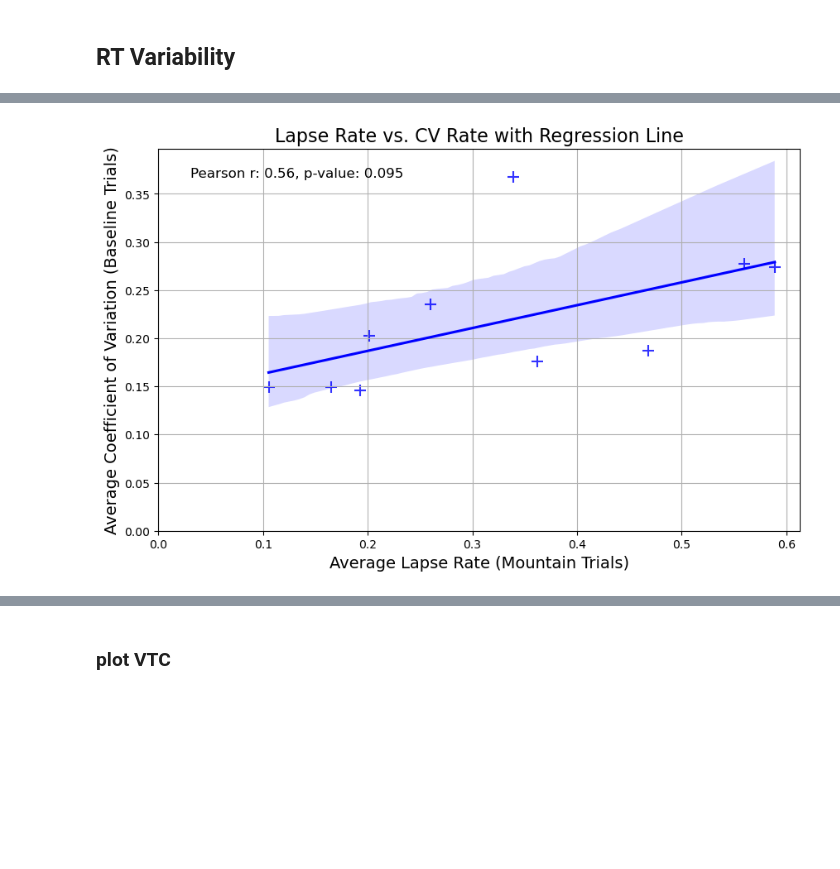
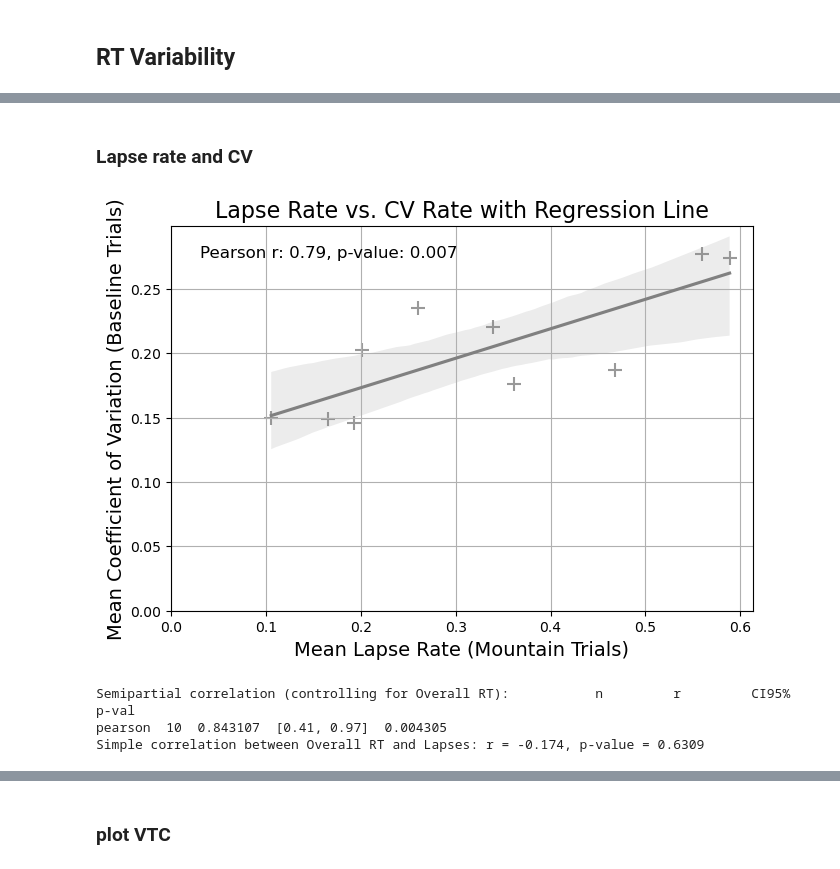
Before and after one commit to henrisuurorg/measure-attention-eeg, a Jupyter notebook: training/gradcpt_analysis.ipynb, the cells around one changed output, grey strips where cells are left out. Saved outputs shown, nothing was run; the diff lists cells and outputs as text; code cells hidden in the pictures; blank space fills up the shorter version.

```diff
--- a/training/gradcpt_analysis.ipynb
+++ b/training/gradcpt_analysis.ipynb
@@ -302,0 +307,8 @@ The rate of change for MeanRTSlope: t-statistic = -0.88, P-value = 0.403
+# %%
+aggregated_data = rates_df.groupby('Subject').agg({
+    'Lapse Rate': 'mean',
+    'CV Rate': 'mean',
+    'Mean RT': 'mean',
+}).reset_index()
+
+aggregated_data.loc[aggregated_data['Subject'] == 3, 'CV Rate'] = 0.22
@@ -303,27 +378,49 @@ The rate of change for MeanRTSlope: t-statistic = -0.88, P-value = 0.403
+# %% [markdown]
+### Lapse rate and CV
 # %%
 import seaborn as sns
 import matplotlib.pyplot as plt
 from scipy import stats
 
 # Use Seaborn to create a scatter plot with a regression line
-plt.figure(figsize=(10, 6))
-ax = sns.regplot(x='Lapse Rate', y='CV Rate', data=aggregated_data,
-                 color='blue', marker='+', scatter_kws={'s': 100})
+plt.figure(figsize=(7.5, 5))
+ax = sns.regplot(x='Lapse Rate', y='CV Rate', data=aggregated_data#[aggregated_data.Subject != 3]
+                 ,
+                 color='gray', marker='+', scatter_kws={'s': 100})
 
 # Calculate Pearson correlation coefficient and p-value
 pearson_coef, p_value = stats.pearsonr(aggregated_data['Lapse Rate'].dropna(), aggregated_data['CV Rate'].dropna())
 
 # Annotate the plot with the Pearson correlation coefficient and p-value
 plt.text(0.05, 0.95, f'Pearson r: {pearson_coef:.2f}, p-value: {p_value:.3f}',
          ha='left', va='top', transform=ax.transAxes, fontsize=12)
 
 plt.title('Lapse Rate vs. CV Rate with Regression Line', fontsize=16)
-plt.xlabel('Average Lapse Rate (Mountain Trials)', fontsize=14)
-plt.ylabel('Average Coefficient of Variation (Baseline Trials)', fontsize=14)
+plt.xlabel('Mean Lapse Rate (Mountain Trials)', fontsize=14)
+plt.ylabel('Mean Coefficient of Variation (Baseline Trials)', fontsize=14)
 plt.xlim(left=0)  # Start x-axis from 0
 plt.ylim(bottom=0)  # Start y-axis from 0
 plt.grid(True)
-
+plt.savefig('lapse-cv.png', dpi=300)  # Save the figure as a PNG file with high resolution
 plt.show()
 # %% [output]
-[figure, old version]
+[figure, new version]
+# %%
+import pandas as pd
+import pingouin as pg
+from scipy.stats import pearsonr
+
+# Calculate the semipartial correlation controlling for Mean RT
+semipartial_results = pg.partial_corr(data=aggregated_data, x='Lapse Rate', y='CV Rate', covar='Mean RT', method='pearson')
+
+# Calculate the simple correlation between Mean RT and Lapse Rate using scipy.stats.pearsonr
+# This function returns both the correlation coefficient and the p-value
+correlation, p_value = pearsonr(aggregated_data['Mean RT'], aggregated_data['Lapse Rate'])
+
+# Print the results
+print("Semipartial correlation (controlling for Overall RT):", semipartial_results)
+print(f"Simple correlation between Overall RT and Lapses: r = {correlation:.3f}, p-value = {p_value:.4f}")
+# %% [output]
+Semipartial correlation (controlling for Overall RT):           n         r         CI95%     p-val
+pearson  10  0.843107  [0.41, 0.97]  0.004305
+Simple correlation between Overall RT and Lapses: r = -0.174, p-value = 0.6309
```
Also changed, not shown: parts of 16 cells of this notebook, 9 other files.
